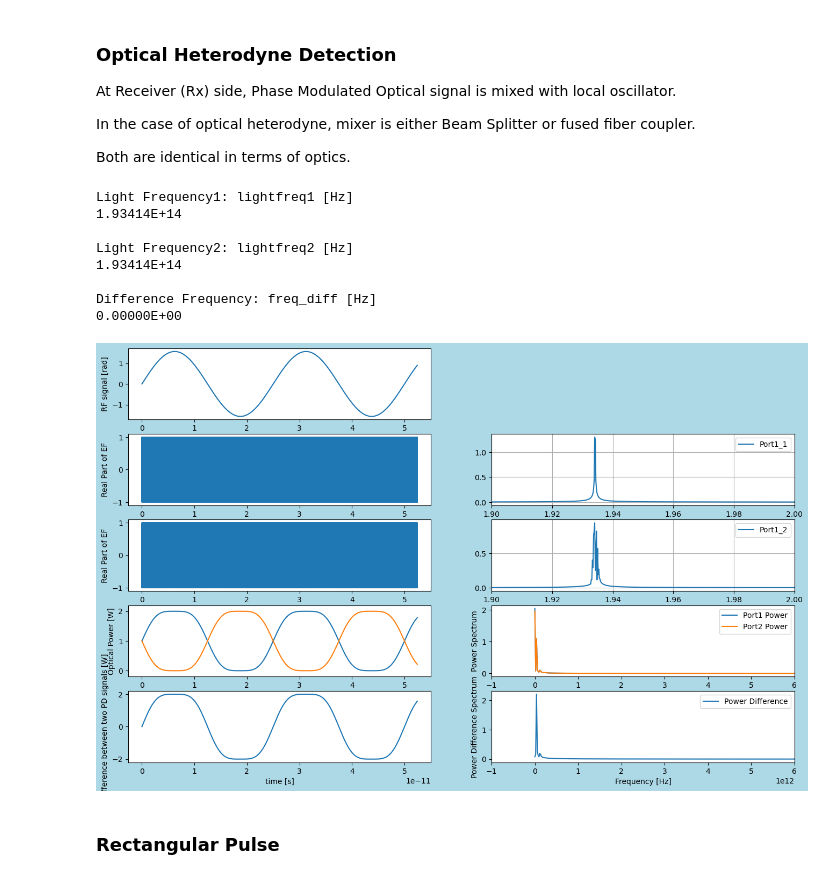
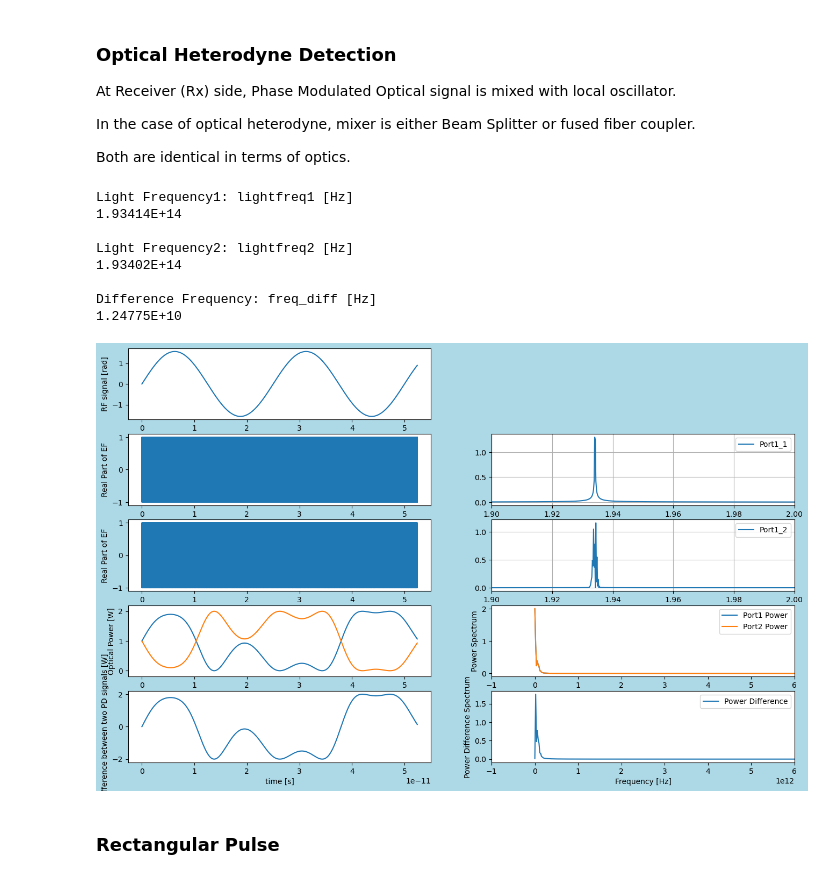
Before and after one commit to tacticstactics/optical-heterodyne-detection, a Jupyter notebook: optical_heterodyne_detection_main.ipynb, the cells around one changed output. Saved outputs shown, nothing was run; the diff lists cells and outputs as text; code cells hidden in the pictures.

```diff
--- a/optical_heterodyne_detection_main.ipynb
+++ b/optical_heterodyne_detection_main.ipynb
@@ -121,14 +121,13 @@ rfsignalcol = amp_c * np.sin(2 * np.pi * freq_rf * tcol) + dc_offset #[rad]
 no = 1 # Refractive Index of medium
 
 wl1 = 1550e-9
-wl2 = 1550e-9
+wl2 = 1550.1e-9
 
 oplcommon1=100 #Common Path Length 1
 oplcommon2=100 #Common Path Length 2
 
 opl1 =100
 opl2= 100
-
 
 # If wl1 and wl2 are equal, homodyne. If not, heterodyne.
 
@@ -164,8 +163,6 @@ Port3_1_powercol = np.zeros(samplerate)
 Port3_2_powercol = np.zeros(samplerate)
 Power_diffcol = np.zeros(samplerate)
 
-
-
 for ii in range(samplerate):
 
     t = tcol[ii]
@@ -175,7 +172,6 @@ for ii in range(samplerate):
     #rfsignalcol[ii] = rf_signal
 
     # Path Length modulated
-
     phase1 = 2*np.pi * lightfreq1 * t # phase of local oscillator [rad]
 
     #phase2 = 2*np.pi * lightfreq2 * t # Phase of Continious Wave [rad]
@@ -227,10 +223,8 @@ ax1_6 = fig1.add_subplot(5, 2, 6)
 ax1_8 = fig1.add_subplot(5, 2, 8)
 ax1_10 = fig1.add_subplot(5, 2, 10)
 
-
 ax1_1.plot(tcol,rfsignalcol)
 ax1_1.set_ylabel("RF signal [rad]")
-
 
 ax1_3.plot(tcol,np.real(Port1_1_EFcol))
 ax1_3.set_ylabel("Real Part of EF")
@@ -245,7 +239,6 @@ ax1_7.set_ylim(-0.2,2.2)
 ax1_9.plot(tcol,Power_diffcol)
 ax1_9.set_xlabel("time [s]")
 ax1_9.set_ylabel("Difference between two PD signals [W]")
-
 
 xf = fftfreq(samplerate, t_step)[:samplerate//2]
 
@@ -265,38 +258,36 @@ ax1_6.grid(True)
 Port1_powercol_f = fft(Port3_1_powercol)
 Port2_powercol_f = fft(Port3_2_powercol)
 
 ax1_8.plot(xf, 2.0/samplerate * np.abs(Port1_powercol_f[0:samplerate//2]),label="Port1 Power")
 ax1_8.set_ylabel("Power Spectrum")
 ax1_8.set_xlim(-1e12,6e12)
 ax1_8.legend()
-
-
 ax1_8.plot(xf, 2.0/samplerate * np.abs(Port2_powercol_f[0:samplerate//2]), label="Port2 Power")
 ax1_8.set_ylabel("Power Spectrum")
 ax1_8.set_xlim(-1e12,6e12)
 ax1_8.legend()
 
 
 Power_diffcol_f = fft(Power_diffcol)
 ax1_10.plot(xf, 2.0/samplerate * np.abs(Power_diffcol_f[0:samplerate//2]), label="Power Difference")
 ax1_10.set_xlabel("Frequency [Hz]")
 ax1_10.set_ylabel("Power Difference Spectrum")
 ax1_10.set_xlim(-1e12,6e12)
 ax1_10.legend()
 
 plt.savefig(f"{wl2}_{freq_rf}.png", dpi=300)
 
 plt.show()
 # %% [output]
 Light Frequency1: lightfreq1 [Hz]
 1.93414E+14
 
 Light Frequency2: lightfreq2 [Hz]
-1.93414E+14
+1.93402E+14
 
 Difference Frequency: freq_diff [Hz]
-0.00000E+00
+1.24775E+10
-[figure, old version]
+[figure, new version]
 # %% [markdown]
 ### Rectangular Pulse
 # %%
```
Also changed, not shown: parts of 2 cells of this notebook, 1 other file.
